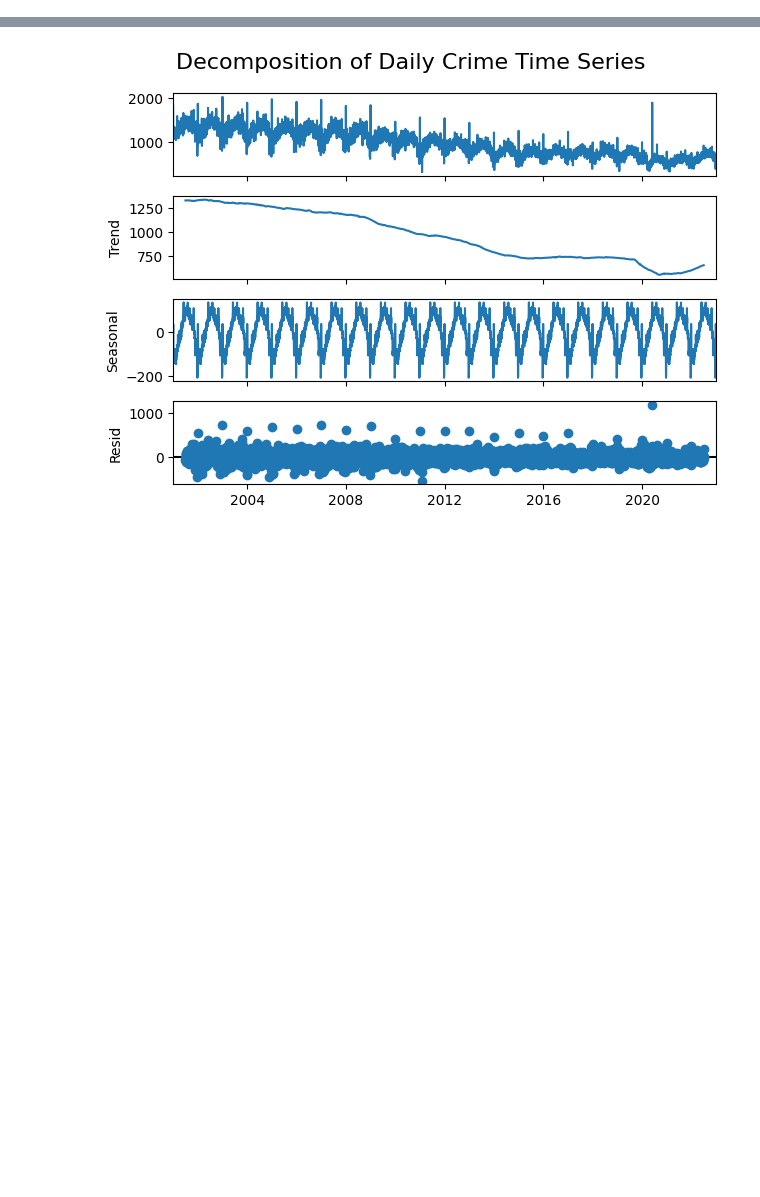
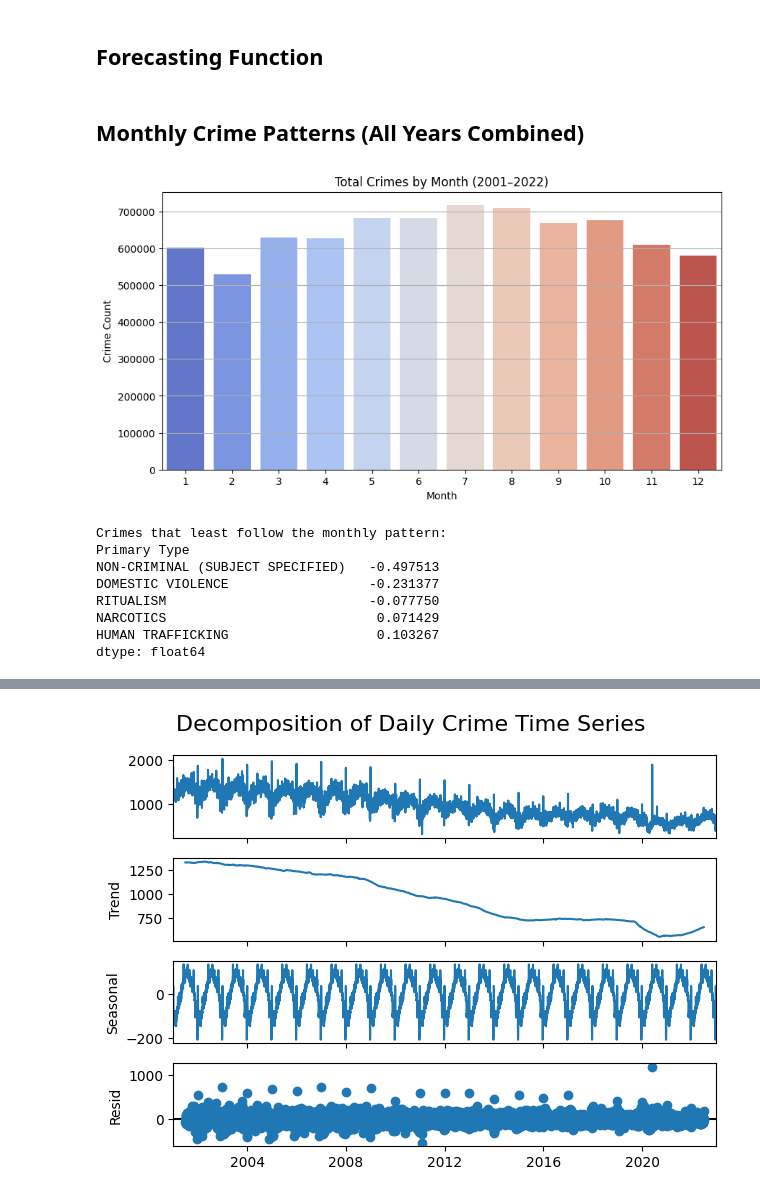
Before and after one commit to tamimisalah/Chicago_Crime, a Jupyter notebook: Chicago_Crime.ipynb, the cells around one changed output, grey strips where cells are left out. Drawn from its saved outputs; the diff is of its cells as text; code cells hidden in the pictures; blank space fills up the shorter version.

```diff
--- a/Chicago_Crime.ipynb
+++ b/Chicago_Crime.ipynb
@@ -232,0 +167,2 @@ Name: count, dtype: int64
+# %% [markdown]
+##  Forecasting Function
@@ -232,0 +244,33 @@ Name: count, dtype: int64
+# %% [markdown]
+##  Monthly Crime Patterns (All Years Combined)
+# %%
+monthly_counts = crime.groupby('Month').size()
+
+plt.figure(figsize=(10, 5))
+sns.barplot(x=monthly_counts.index, y=monthly_counts.values, palette='coolwarm')
+plt.title("Total Crimes by Month (2001–2022)")
+plt.xlabel("Month")
+plt.ylabel("Crime Count")
+plt.grid(axis='y')
+plt.show()
+
+# Per-crime seasonal pattern
+monthly_by_type = crime.groupby(['Month', 'Primary Type']).size().unstack().fillna(0)
+month_totals = monthly_by_type.sum(axis=1)
+
+# Correlation to total monthly trend
+correlations = monthly_by_type.corrwith(month_totals)
+least_similar = correlations.sort_values().head(5)
+
+print("Crimes that least follow the monthly pattern:")
+print(least_similar)
+# %% [output]
+[figure, added]
+Crimes that least follow the monthly pattern:
+Primary Type
+NON-CRIMINAL (SUBJECT SPECIFIED)   -0.497513
+DOMESTIC VIOLENCE                  -0.231377
+RITUALISM                          -0.077750
+NARCOTICS                           0.071429
+HUMAN TRAFFICKING                   0.103267
+dtype: float64
```
Also changed, not shown: parts of 46 cells of this notebook.
